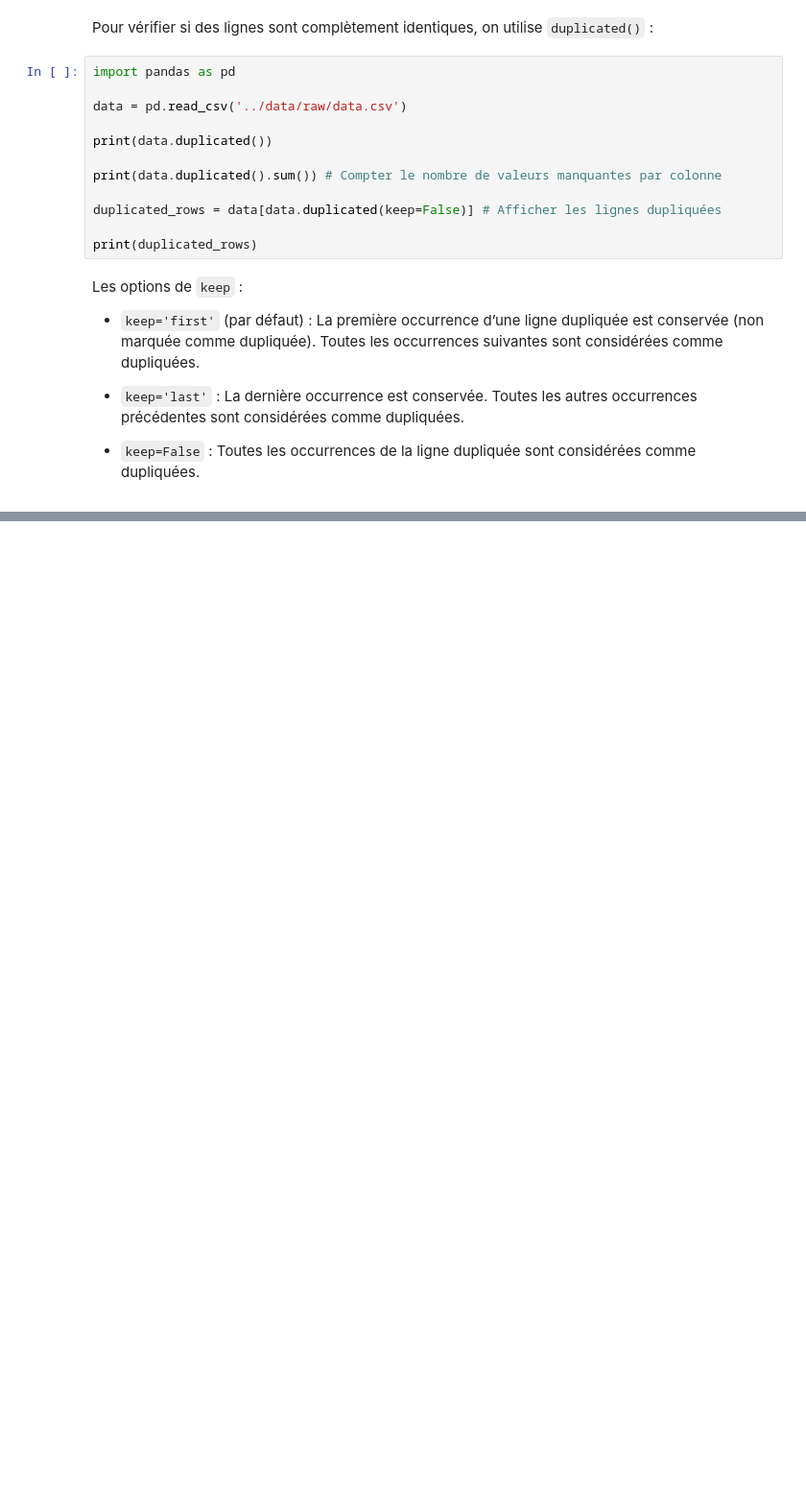
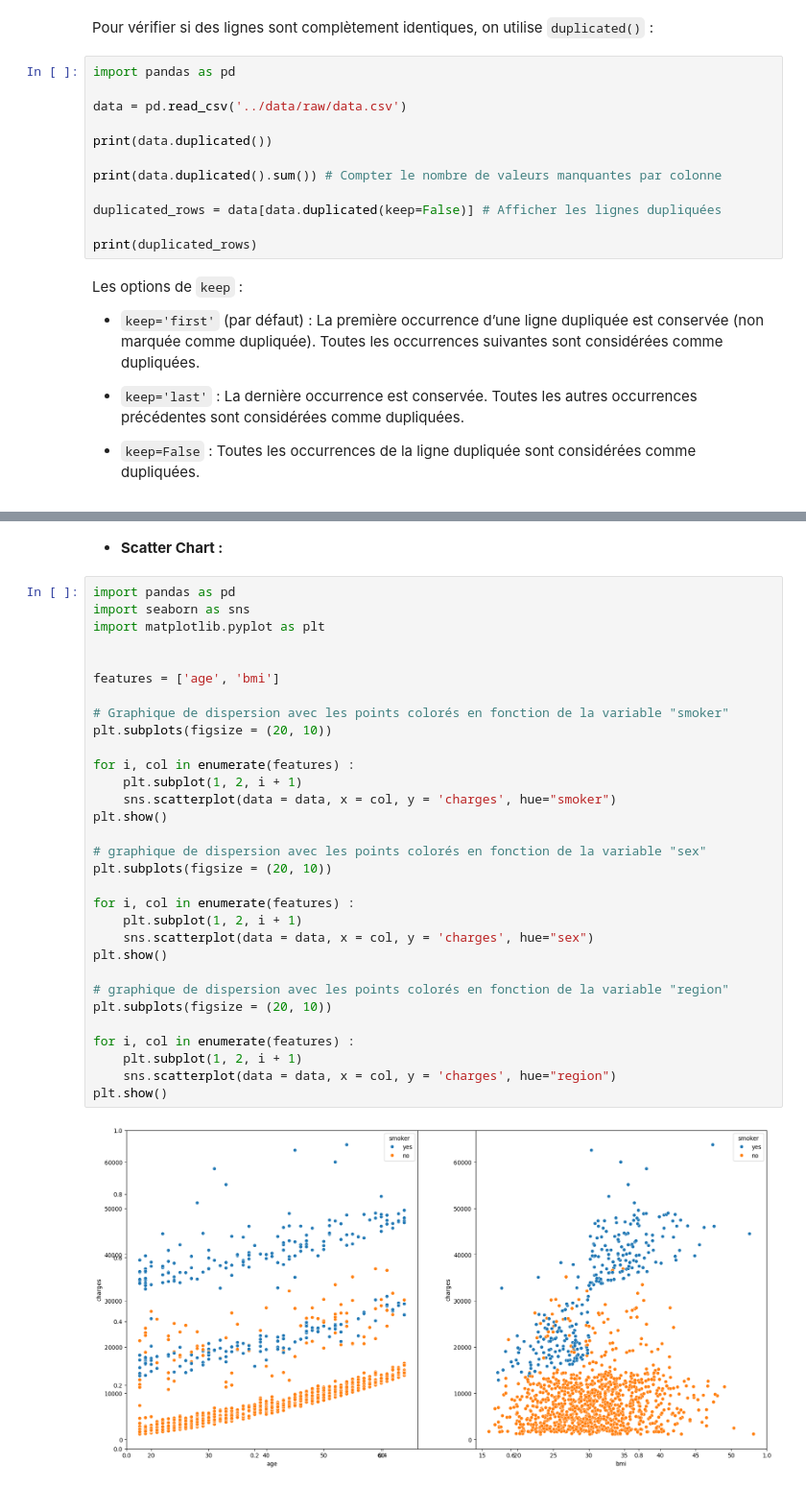
Before and after one commit to ABDELHAFIDAIT/MediCharge-Predictor, a Jupyter notebook: src/explore.ipynb, the cells around one changed output, grey strips where cells are left out. Shown at 96% size. Cells and saved outputs as stored; diff of their text form; blank space fills up the shorter version.

```diff
--- a/src/explore.ipynb
+++ b/src/explore.ipynb
@@ -172,0 +271,35 @@ Les options de <code>keep</code> :
+# %% [markdown]
+- **Scatter Chart :**
+# %%
+import pandas as pd
+import seaborn as sns
+import matplotlib.pyplot as plt
+
+
+features = ['age', 'bmi']
+
+# Graphique de dispersion avec les points colorés en fonction de la variable "smoker"
+plt.subplots(figsize = (20, 10))
+
+for i, col in enumerate(features) :
+    plt.subplot(1, 2, i + 1)
+    sns.scatterplot(data = data, x = col, y = 'charges', hue="smoker")
+plt.show()
+
+# graphique de dispersion avec les points colorés en fonction de la variable "sex"
+plt.subplots(figsize = (20, 10))
+
+for i, col in enumerate(features) :
+    plt.subplot(1, 2, i + 1)
+    sns.scatterplot(data = data, x = col, y = 'charges', hue="sex")
+plt.show()
+
+# graphique de dispersion avec les points colorés en fonction de la variable "region"
+plt.subplots(figsize = (20, 10))
+
+for i, col in enumerate(features) :
+    plt.subplot(1, 2, i + 1)
+    sns.scatterplot(data = data, x = col, y = 'charges', hue="region")
+plt.show()
+# %% [output]
+[figure, added]
```
Also changed, not shown: parts of 8 cells of this notebook.
